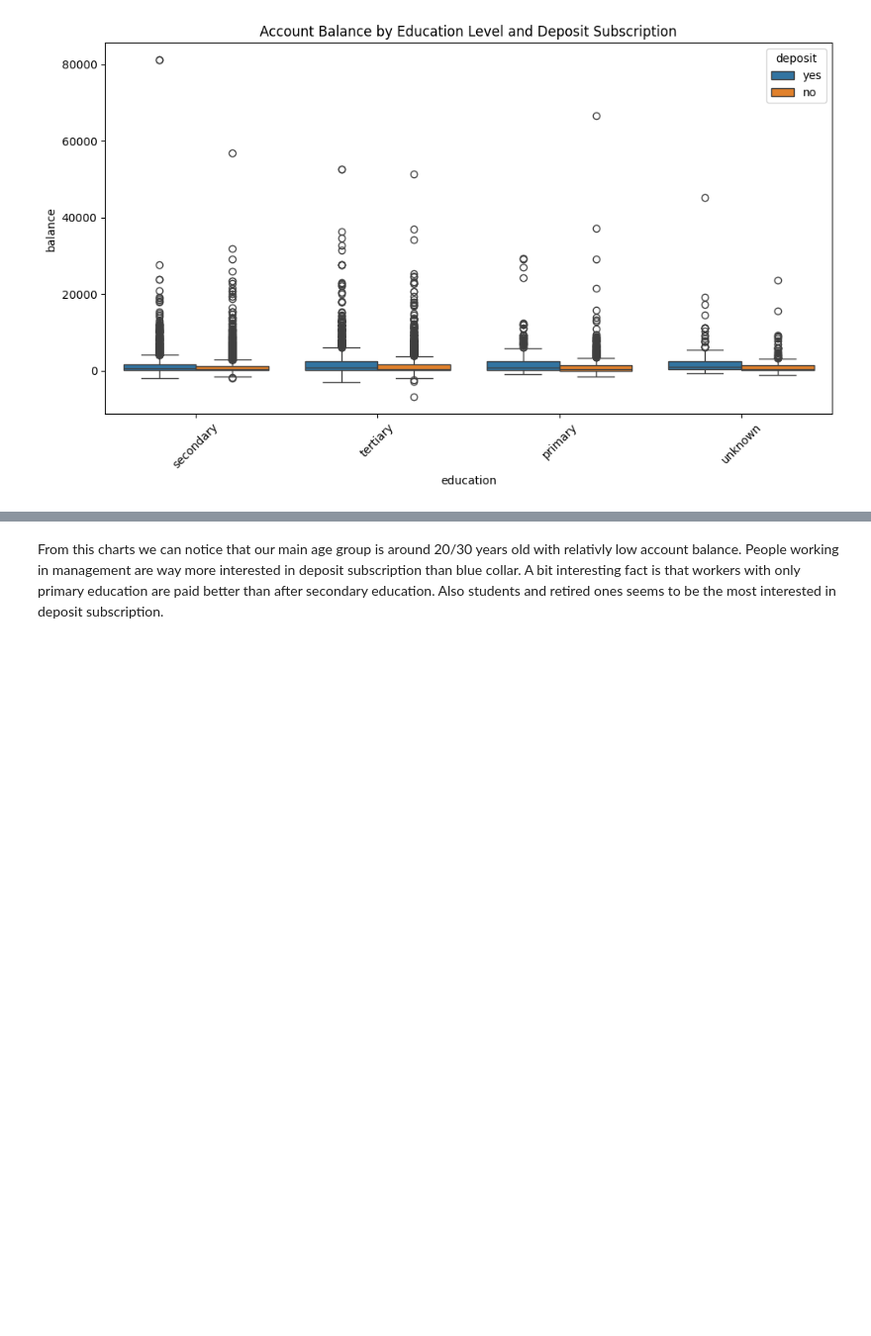
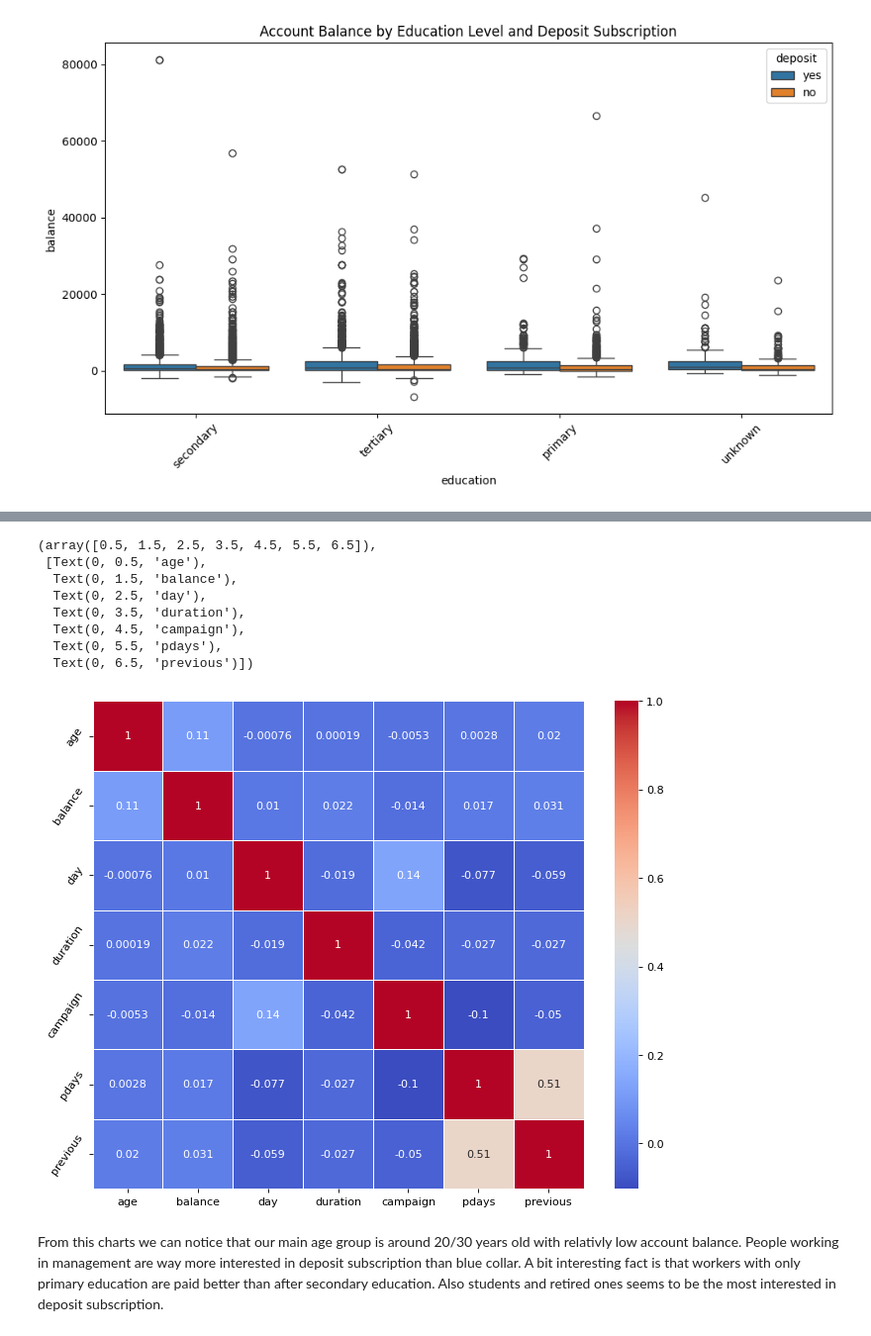
Before and after one commit to mkopanik/Bank_marketing, a Jupyter notebook: bank_marketing.ipynb, the cells around one changed output, grey strips where cells are left out. Shown at 99% size. Saved outputs shown, nothing was run; the diff lists cells and outputs as text; code cells hidden in the pictures; blank space fills up the shorter version.

```diff
--- a/bank_marketing.ipynb
+++ b/bank_marketing.ipynb
@@ -166,0 +187,14 @@ plt.tight_layout()
+# %%
+plt.figure(figsize=(10,8),dpi=80)
+sns.heatmap(df.corr(numeric_only=True),cmap="coolwarm",annot=True,linewidth=0.5)
+plt.yticks(rotation=55)
+# %% [output]
+(array([0.5, 1.5, 2.5, 3.5, 4.5, 5.5, 6.5]),
+ [Text(0, 0.5, 'age'),
+  Text(0, 1.5, 'balance'),
+  Text(0, 2.5, 'day'),
+  Text(0, 3.5, 'duration'),
+  Text(0, 4.5, 'campaign'),
+  Text(0, 5.5, 'pdays'),
+  Text(0, 6.5, 'previous')])
+[figure, added]
```
Also changed, not shown: parts of 17 cells of this notebook, 2 other files.
